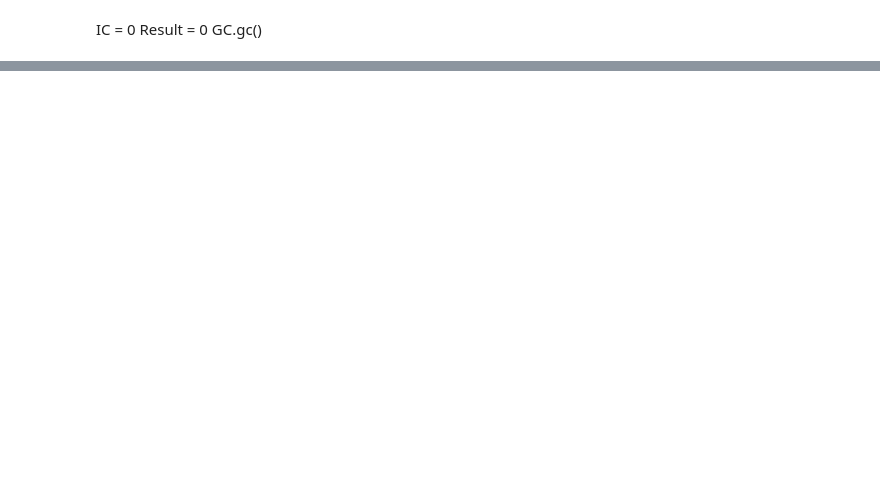
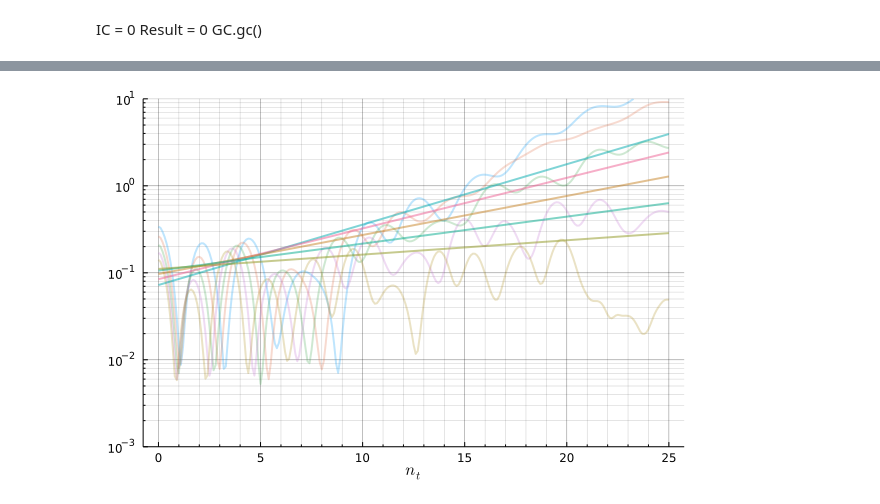
Before and after one commit to JuliaRCM/ReducedBasisMethods.jl, a Jupyter notebook: notebooks/VP-ROM-Training.ipynb, the cells around one changed output, grey strips where cells are left out. Cells and saved outputs as stored; diff of their text form; code cells hidden in the pictures; blank space fills up the shorter version.

```diff
--- a/notebooks/VP-ROM-Training.ipynb
+++ b/notebooks/VP-ROM-Training.ipynb
@@ -112,5 +158,7 @@ plot!(t1, Wₗᵢₙ[:,1:5], linewidth = 2, alpha = 0.5)
 # %%
 plot(xlabel = L"$n_t$", yscale = :log10, ylims = (1E-3,1E1), legend = :none,
      grid = true, gridalpha = 0.5, minorgrid = true, minorgridalpha = 0.2)
-plot!(t1, W[:,6:10], linewidth = 2, alpha = 0.25)
-plot!(t1, Wₗᵢₙ[:,6:10], linewidth = 2, alpha = 0.5)
+plot!(IP.t, W[:,6:10], linewidth = 2, alpha = 0.25)
+plot!(IP.t, Wₗᵢₙ[:,6:10], linewidth = 2, alpha = 0.5)
+# %% [output]
+[figure, added]
```
Also changed, not shown: parts of 19 cells of this notebook, 6 other files.
